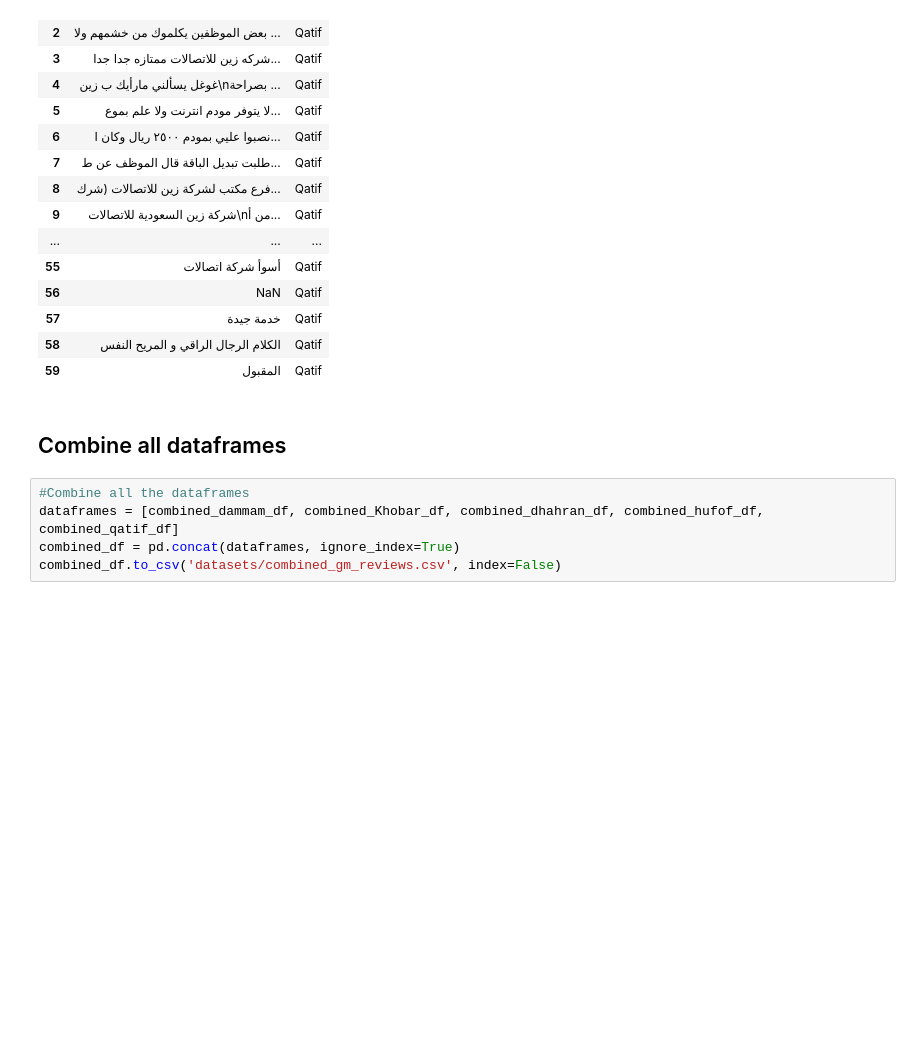
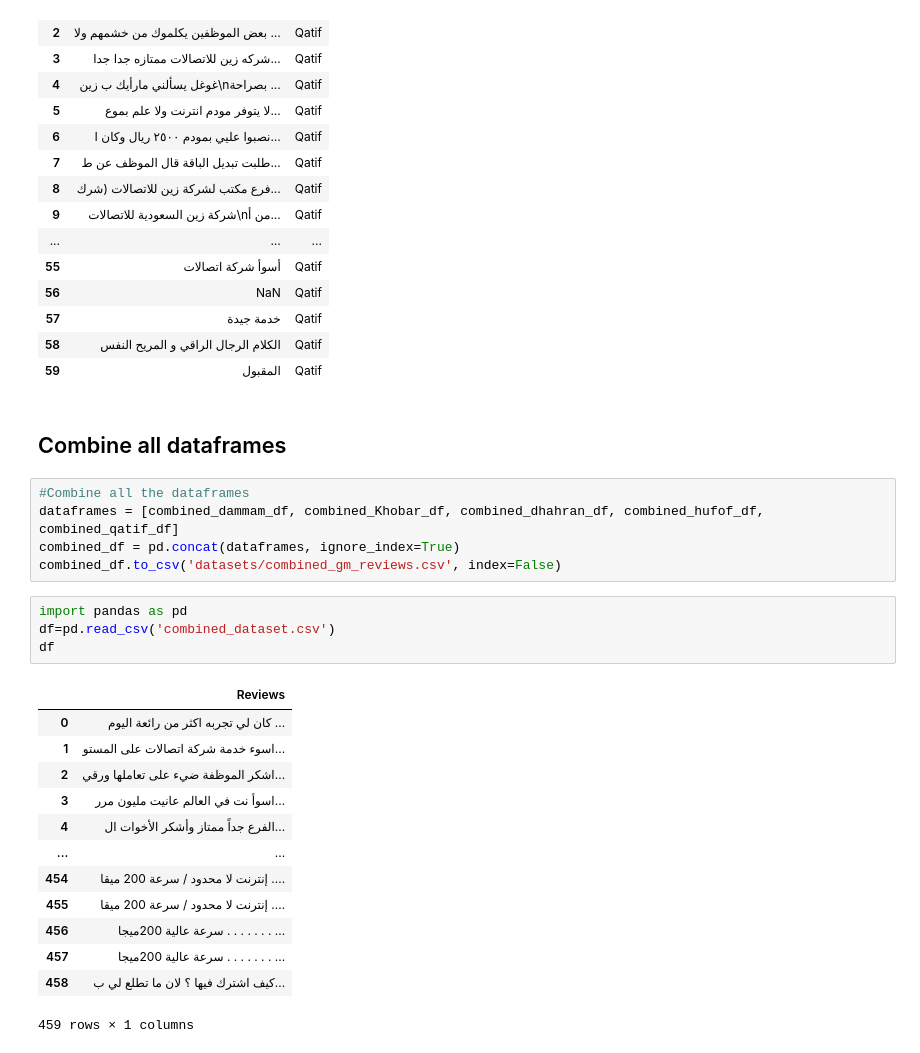
Before and after one commit to shaaleissa/Data-Mining-Project, a Jupyter notebook: googleMaps_collection.ipynb, the cells around one changed output. Cells and saved outputs as stored; diff of their text form; blank space fills up the shorter version.

```diff
--- a/googleMaps_collection.ipynb
+++ b/googleMaps_collection.ipynb
@@ -272,3 +272,21 @@ combined_qatif_df
 dataframes = [combined_dammam_df, combined_Khobar_df, combined_dhahran_df, combined_hufof_df, combined_qatif_df]
 combined_df = pd.concat(dataframes, ignore_index=True)
 combined_df.to_csv('datasets/combined_gm_reviews.csv', index=False)
+# %%
+import pandas as pd
+df=pd.read_csv('combined_dataset.csv')
+df
+# %% [output]
+|  | Reviews |
+| 0 | كان لي تجربه اكثر من رائعة اليوم ... |
+| 1 | اسوء خدمة شركة اتصالات على المستو... |
+| 2 | اشكر الموظفة ضيء على تعاملها ورقي... |
+| 3 | اسوأ نت في العالم عانيت مليون مرر... |
+| 4 | الفرع جداً ممتاز وأشكر الأخوات ال... |
+| ... | ... |
+| 454 | إنترنت لا محدود / سرعة 200 ميقا .... |
+| 455 | إنترنت لا محدود / سرعة 200 ميقا .... |
+| 456 | سرعة عالية 200ميجا . . . . . . . ... |
+| 457 | سرعة عالية 200ميجا . . . . . . . ... |
+| 458 | كيف اشترك فيها ؟ لان ما تطلع لي ب... |
+459 rows × 1 columns
```
Also changed, not shown: 2 other files.
